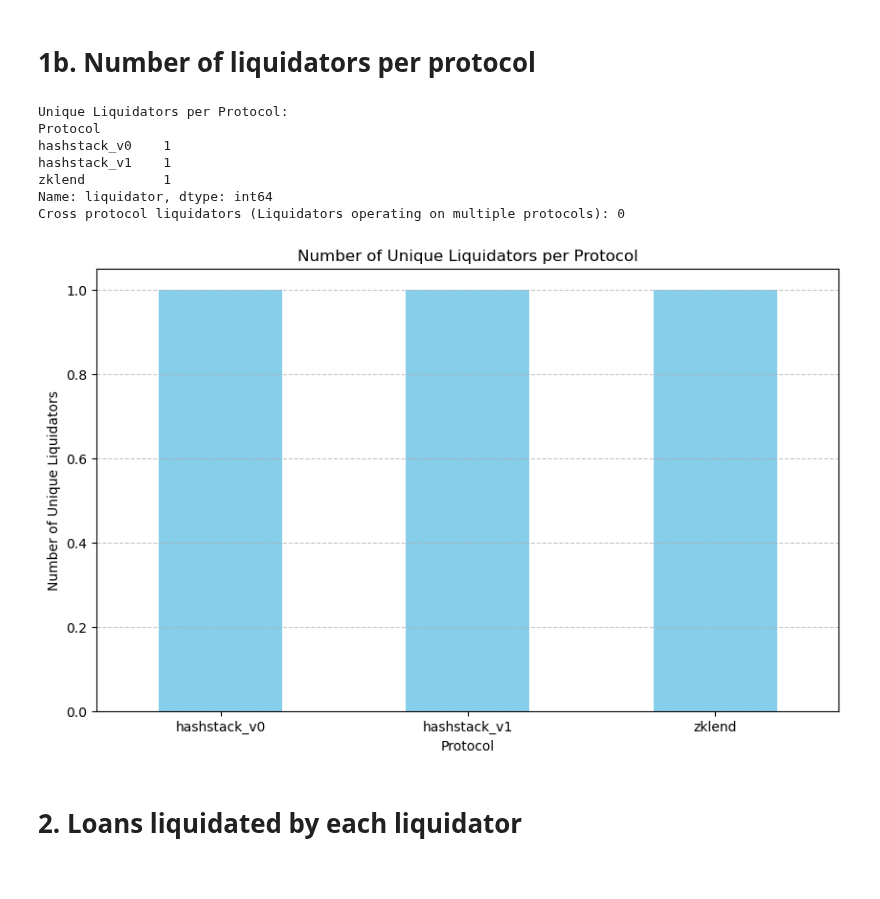
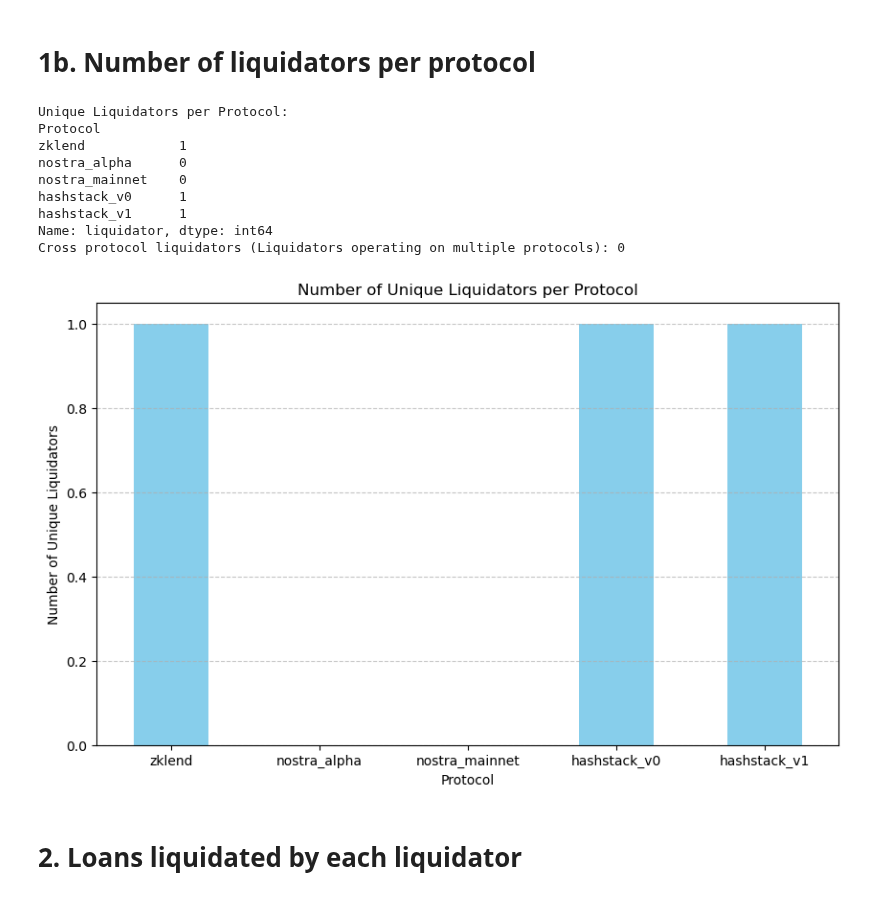
Before and after one commit to CarmineOptions/derisk-research, a Jupyter notebook: notebooks/Liquidators_data.ipynb, the cells around one changed output. Saved outputs shown, nothing was run; the diff lists cells and outputs as text; code cells hidden in the pictures.

```diff
--- a/notebooks/Liquidators_data.ipynb
+++ b/notebooks/Liquidators_data.ipynb
@@ -197,9 +217,18 @@ fitered_df_nostramainnet = merged_burn_events
 # Liquidation events for the hashstack_v0 protocol
 filtered_df_hashstack_v0 = combined_protocols_df.loc[
     (combined_protocols_df['Protocol'] == 'hashstack_v0') &
-    (combined_df["key_name"] == 'liquidated')]
+    (combined_protocols_df["key_name"] == 'liquidated')]
 
-def get_hashstackv0_liquidation_data(row):
+def get_hashstackv0_liquidation_data(row: pd.Series) -> pd.Series:
+    """
+    Extracts liquidation data for hashstackv0 protocol from a given row.
+
+    Parameters:
+    row (pd.Series): A row from the DataFrame containing event data.
+
+    Returns:
+    pd.Series: The updated row with extracted liquidation data.
+    """
     row['liquidator'] = json.loads(row['data'])[14]
     row['debt_face_amount'] = json.loads(row['data'])[4]
     row['debt_token'] = json.loads(row['data'])[2]
@@ -232,7 +261,16 @@ hashstack_debt_token_to_underlying_map = {
 }
 
 # from loan_repaid event
-def get_hashstackv1_debt(row):
+def get_hashstackv1_debt(row: pd.Series) -> pd.Series:
+    """
+    Extracts debt data for hashstackv1 protocol from a given row.
+
+    Parameters:
+    row (pd.Series): A row from the DataFrame containing event data.
+
+    Returns:
+    pd.Series: The updated row with extracted liquidation data.
+    """
     row['debt_face_amount'] = json.loads(row['data'])[29]
     dToken = json.loads(row['data'])[2]
     row['debt_token'] = hashstack_debt_token_to_underlying_map[dToken]
@@ -240,7 +278,16 @@ def get_hashstackv1_debt(row):
     return row
 
 # from loan_transffered event
-def get_hashstackv1_liquidator(row):
+def get_hashstackv1_liquidator(row: pd.Series) -> pd.Series:
+    """
+    Extracts liquidator data for hashstackv1 protocol from a given row.
+
+    Parameters:
+    row (pd.Series): A row from the DataFrame containing event data.
+
+    Returns:
+    pd.Series: The updated row with extracted liquidation data.
+    """
     row['loan_id'] = json.loads(row['data'])[0]
     row['liquidator'] = json.loads(row['data'])[2]
     return row
@@ -278,6 +325,8 @@ filtered_df_hstk_v1 = common_loanid_df
 column_names = ['timestamp', 'debt_token', 'liquidator', 'debt_face_amount', 'Protocol']
 vertical_stack = pd.concat(
                 [filtered_df_zklend[column_names],
+                 filtered_df_nostra_alpha[column_names],
+                 filtered_df_nostra_mainnet[column_names],
                  filtered_df_hashstack_v0[column_names],
                  filtered_df_hstk_v1[column_names]], axis=0)
 # %% [markdown]
@@ -285,6 +334,12 @@ vertical_stack = pd.concat(
 # %%
 # Calculate the number of liquidations per protocol
 liquidation_counts = vertical_stack['Protocol'].value_counts()
+
+# List all protocols
+all_protocols = ['zklend', 'nostra_alpha', 'nostra_mainnet', 'hashstack_v0', 'hashstack_v1']
+# Reindex liquidation_counts to ensure all protocols are included, filling missing ones with zero
+liquidation_counts = liquidation_counts.reindex(all_protocols, fill_value=0)
+
 # Plot the number of liquidations per protocol
 plt.figure(figsize=(10, 6))
 liquidation_counts.plot(kind='bar', color='skyblue')
@@ -302,33 +357,37 @@ plt.show()
 # %%
 # Number of unique liquidators per protocol
 # print('total data', list(vertical_stack['liquidator'].unique()))
 unique_liquidators_per_protocol = vertical_stack.groupby('Protocol')['liquidator'].nunique()
+unique_liquidators_per_protocol = unique_liquidators_per_protocol.reindex(all_protocols, fill_value=0)
+
 print("Unique Liquidators per Protocol:")
 print(unique_liquidators_per_protocol)
 
 # Liquidators operating on multiple protocols
 liquidator_protocols = vertical_stack.groupby('liquidator')['Protocol'].nunique()
 cross_protocol_liquidators = liquidator_protocols[liquidator_protocols > 1]
 print("Cross protocol liquidators (Liquidators operating on multiple protocols):", cross_protocol_liquidators.size)
 
 # Plot the number of unique liquidators per protocol
 plt.figure(figsize=(10, 6))
 unique_liquidators_per_protocol.plot(kind='bar', color='skyblue')
 plt.title('Number of Unique Liquidators per Protocol')
 plt.xlabel('Protocol')
 plt.ylabel('Number of Unique Liquidators')
 plt.xticks(rotation=0)
 plt.grid(axis='y', linestyle='--', alpha=0.7)
 plt.show()
 # %% [output]
 Unique Liquidators per Protocol:
 Protocol
-hashstack_v0    1
-hashstack_v1    1
-zklend          1
+zklend            1
+nostra_alpha      0
+nostra_mainnet    0
+hashstack_v0      1
+hashstack_v1      1
 Name: liquidator, dtype: int64
 Cross protocol liquidators (Liquidators operating on multiple protocols): 0
-[figure, old version]
+[figure, new version]
 # %% [markdown]
 # 2. Loans liquidated by each liquidator
 # %%
```
Also changed, not shown: parts of 13 cells of this notebook.
